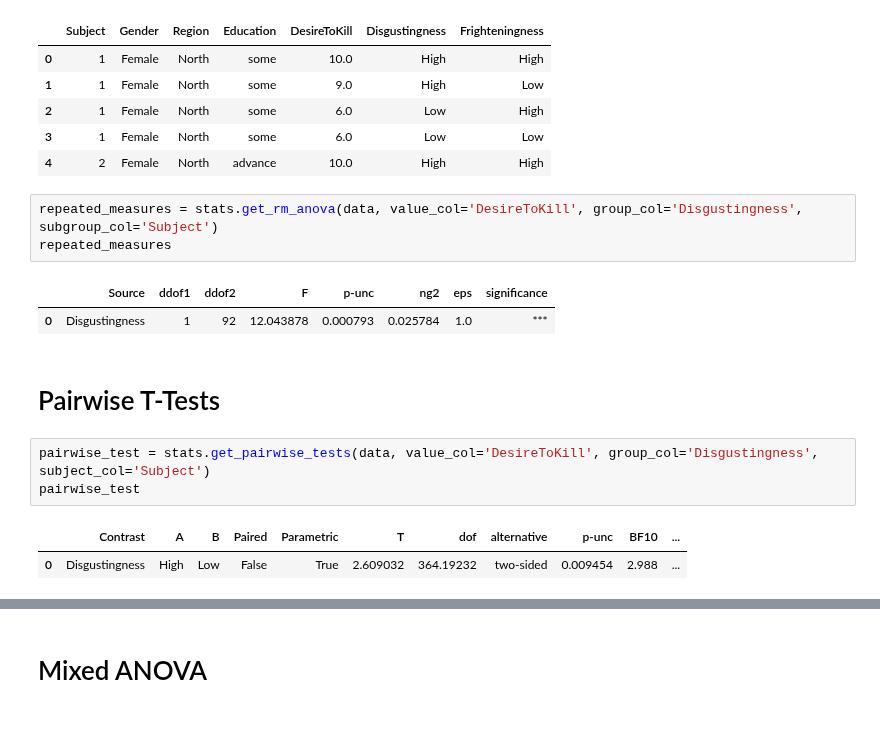
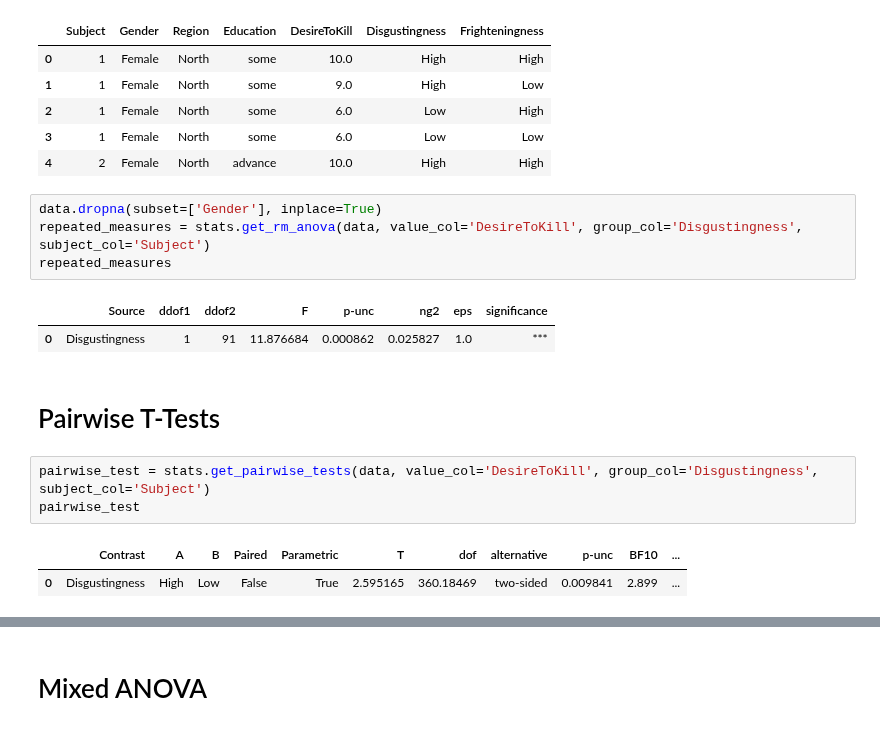
Before and after one commit to tlint101/py50, a Jupyter notebook: tutorials/007_parametric_stats.ipynb, the cells around one changed output, grey strips where cells are left out. Drawn from its saved outputs; the diff is of its cells as text.

```diff
--- a/tutorials/007_parametric_stats.ipynb
+++ b/tutorials/007_parametric_stats.ipynb
@@ -122,11 +122,12 @@ data.head()
 | 3 | 1 | Female | North | some | 6.0 | Low | Low |
 | 4 | 2 | Female | North | advance | 10.0 | High | High |
 # %%
-repeated_measures = stats.get_rm_anova(data, value_col='DesireToKill', group_col='Disgustingness', subgroup_col='Subject')
+data.dropna(subset=['Gender'], inplace=True)
+repeated_measures = stats.get_rm_anova(data, value_col='DesireToKill', group_col='Disgustingness', subject_col='Subject')
 repeated_measures
 # %% [output]
 |  | Source | ddof1 | ddof2 | F | p-unc | ng2 | eps | significance |
-| 0 | Disgustingness | 1 | 92 | 12.043878 | 0.000793 | 0.025784 | 1.0 | *** |
+| 0 | Disgustingness | 1 | 91 | 11.876684 | 0.000862 | 0.025827 | 1.0 | *** |
 # %% [markdown]
 # Pairwise T-Tests
 # %%
@@ -134,5 +135,5 @@ pairwise_test = stats.get_pairwise_tests(data, value_col='DesireToKill', group_c
 pairwise_test
 # %% [output]
 |  | Contrast | A | B | Paired | Parametric | T | dof | alternative | p-unc | BF10 | ... |
-| 0 | Disgustingness | High | Low | False | True | 2.609032 | 364.19232 | two-sided | 0.009454 | 2.988 | ... |
+| 0 | Disgustingness | High | Low | False | True | 2.595165 | 360.18469 | two-sided | 0.009841 | 2.899 | ... |
 # %%
```
Also changed, not shown: parts of 2 cells of this notebook, 1 other file.
